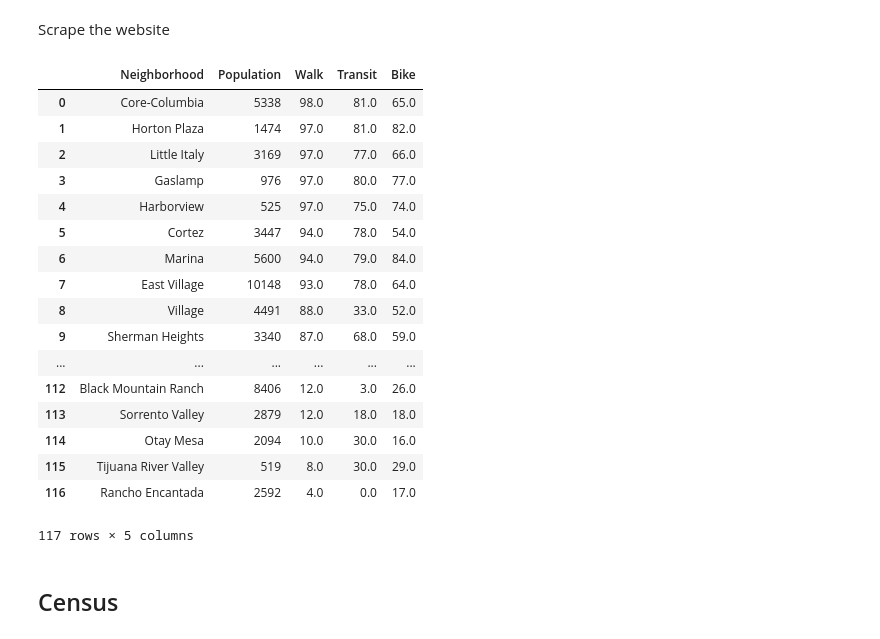
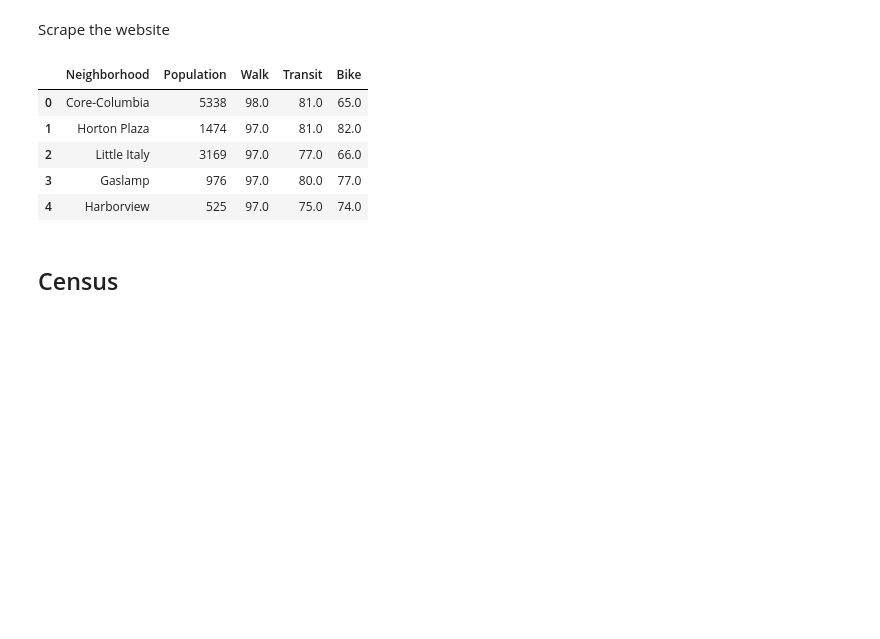
Before and after one commit to Hudsonnc/Pr_084, a Jupyter notebook: Pr_084_HackathonSubmission.ipynb, the cells around one changed output. Drawn from its saved outputs; the diff is of its cells as text; code cells hidden in the pictures; blank space fills up the shorter version.

```diff
--- a/Pr_084_HackathonSubmission.ipynb
+++ b/Pr_084_HackathonSubmission.ipynb
@@ -72,26 +72,14 @@ for entry in table:
 ws = pd.DataFrame(wsdat)[['Neighborhood', 'Population',
                           'Walk', 'Transit', 'Bike']]
 # %%
-ws
+ws.head()
 # %% [output]
 |  | Neighborhood | Population | Walk | Transit | Bike |
 | 0 | Core-Columbia | 5338 | 98.0 | 81.0 | 65.0 |
 | 1 | Horton Plaza | 1474 | 97.0 | 81.0 | 82.0 |
 | 2 | Little Italy | 3169 | 97.0 | 77.0 | 66.0 |
 | 3 | Gaslamp | 976 | 97.0 | 80.0 | 77.0 |
 | 4 | Harborview | 525 | 97.0 | 75.0 | 74.0 |
-| 5 | Cortez | 3447 | 94.0 | 78.0 | 54.0 |
-| 6 | Marina | 5600 | 94.0 | 79.0 | 84.0 |
-| 7 | East Village | 10148 | 93.0 | 78.0 | 64.0 |
-| 8 | Village | 4491 | 88.0 | 33.0 | 52.0 |
-| 9 | Sherman Heights | 3340 | 87.0 | 68.0 | 59.0 |
-| ... | ... | ... | ... | ... | ... |
-| 112 | Black Mountain Ranch | 8406 | 12.0 | 3.0 | 26.0 |
-| 113 | Sorrento Valley | 2879 | 12.0 | 18.0 | 18.0 |
-| 114 | Otay Mesa | 2094 | 10.0 | 30.0 | 16.0 |
-| 115 | Tijuana River Valley | 519 | 8.0 | 30.0 | 29.0 |
-| 116 | Rancho Encantada | 2592 | 4.0 | 0.0 | 17.0 |
-117 rows × 5 columns
 # %% [markdown]
 ## Census
 # %% [markdown]
```
Also changed, not shown: parts of 72 cells of this notebook, 16 other files.
